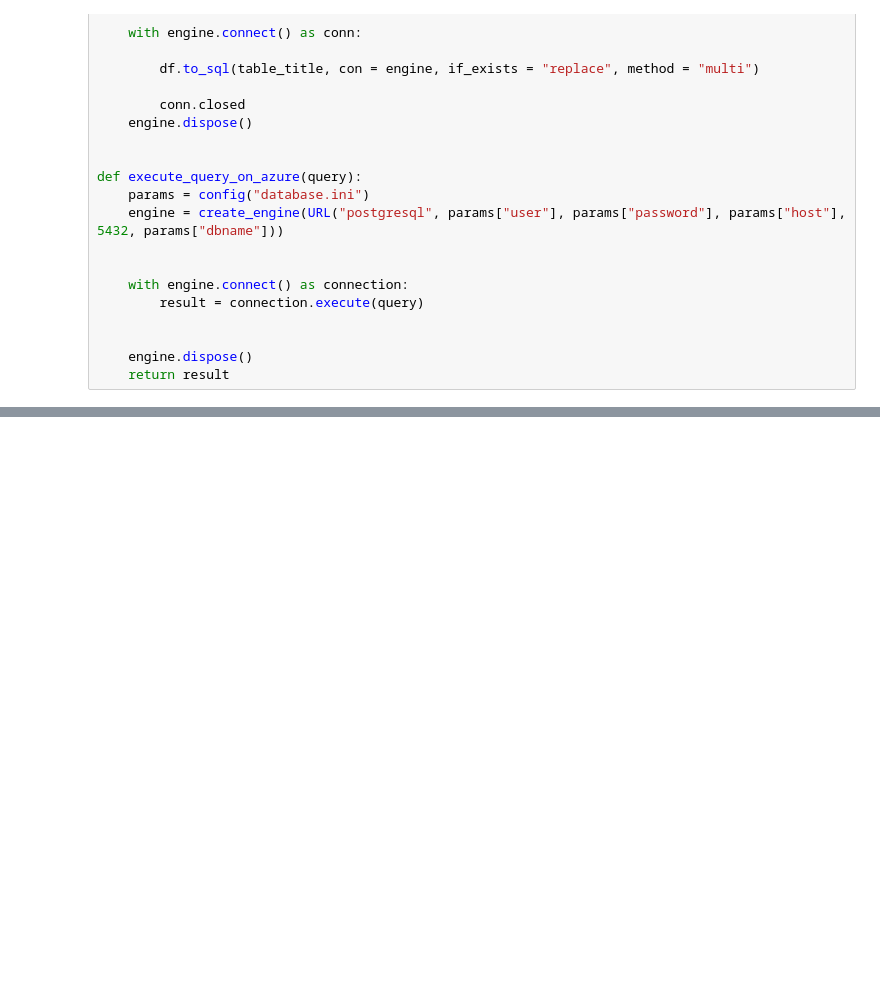
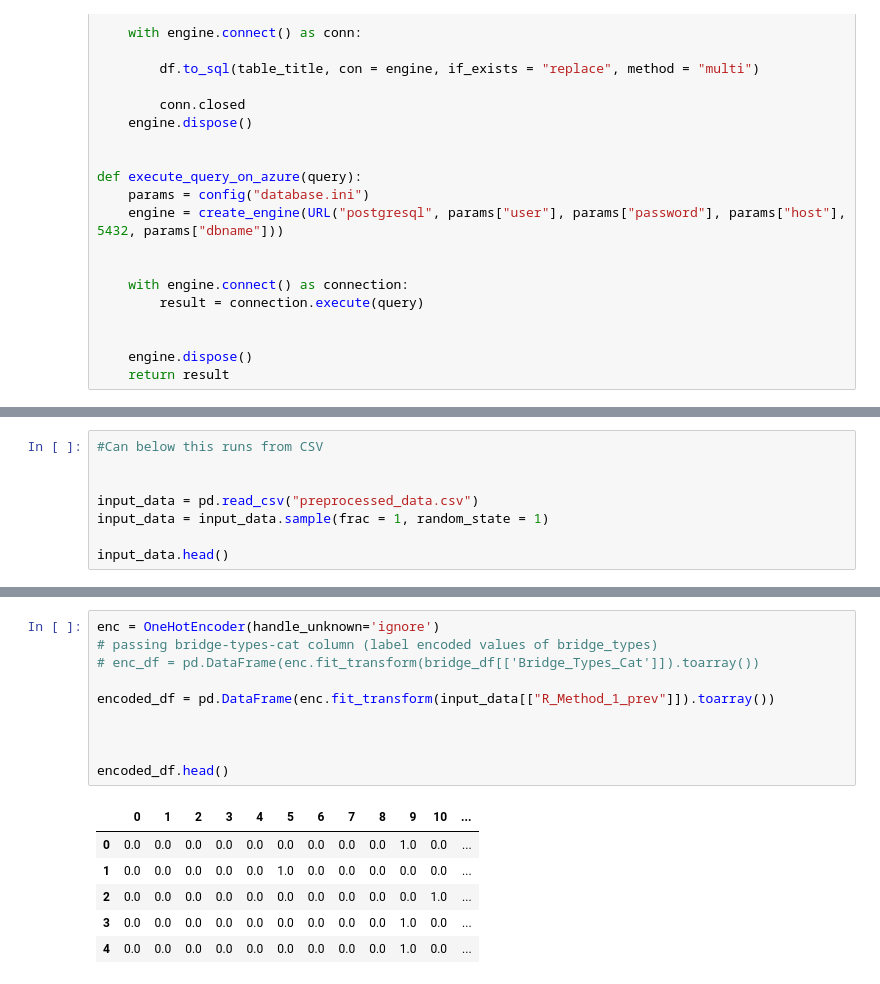
Before and after one commit to nahutch/UFCProject, a Jupyter notebook: UFC_Predictions_v1.ipynb, the cells around one changed output, grey strips where cells are left out. Drawn from its saved outputs; the diff is of its cells as text; blank space fills up the shorter version.

```diff
--- a/UFC_Predictions_v1.ipynb
+++ b/UFC_Predictions_v1.ipynb
@@ -319,0 +260,8 @@ df.append([10, 11], ignore_index = True)
+# %%
+#Can below this runs from CSV
+
+
+input_data = pd.read_csv("preprocessed_data.csv")
+input_data = input_data.sample(frac = 1, random_state = 1)
+
+input_data.head()
@@ -319,0 +392,17 @@ df.append([10, 11], ignore_index = True)
+# %%
+enc = OneHotEncoder(handle_unknown='ignore')
+# passing bridge-types-cat column (label encoded values of bridge_types)
+# enc_df = pd.DataFrame(enc.fit_transform(bridge_df[['Bridge_Types_Cat']]).toarray())
+
+encoded_df = pd.DataFrame(enc.fit_transform(input_data[["R_Method_1_prev"]]).toarray())
+
+
+
+encoded_df.head()
+# %% [output]
+|  | 0 | 1 | 2 | 3 | 4 | 5 | 6 | 7 | 8 | 9 | 10 | ... |
+| 0 | 0.0 | 0.0 | 0.0 | 0.0 | 0.0 | 0.0 | 0.0 | 0.0 | 0.0 | 1.0 | 0.0 | ... |
+| 1 | 0.0 | 0.0 | 0.0 | 0.0 | 0.0 | 1.0 | 0.0 | 0.0 | 0.0 | 0.0 | 0.0 | ... |
+| 2 | 0.0 | 0.0 | 0.0 | 0.0 | 0.0 | 0.0 | 0.0 | 0.0 | 0.0 | 0.0 | 1.0 | ... |
+| 3 | 0.0 | 0.0 | 0.0 | 0.0 | 0.0 | 0.0 | 0.0 | 0.0 | 0.0 | 1.0 | 0.0 | ... |
+| 4 | 0.0 | 0.0 | 0.0 | 0.0 | 0.0 | 0.0 | 0.0 | 0.0 | 0.0 | 1.0 | 0.0 | ... |
```
Also changed, not shown: parts of 20 cells of this notebook.
